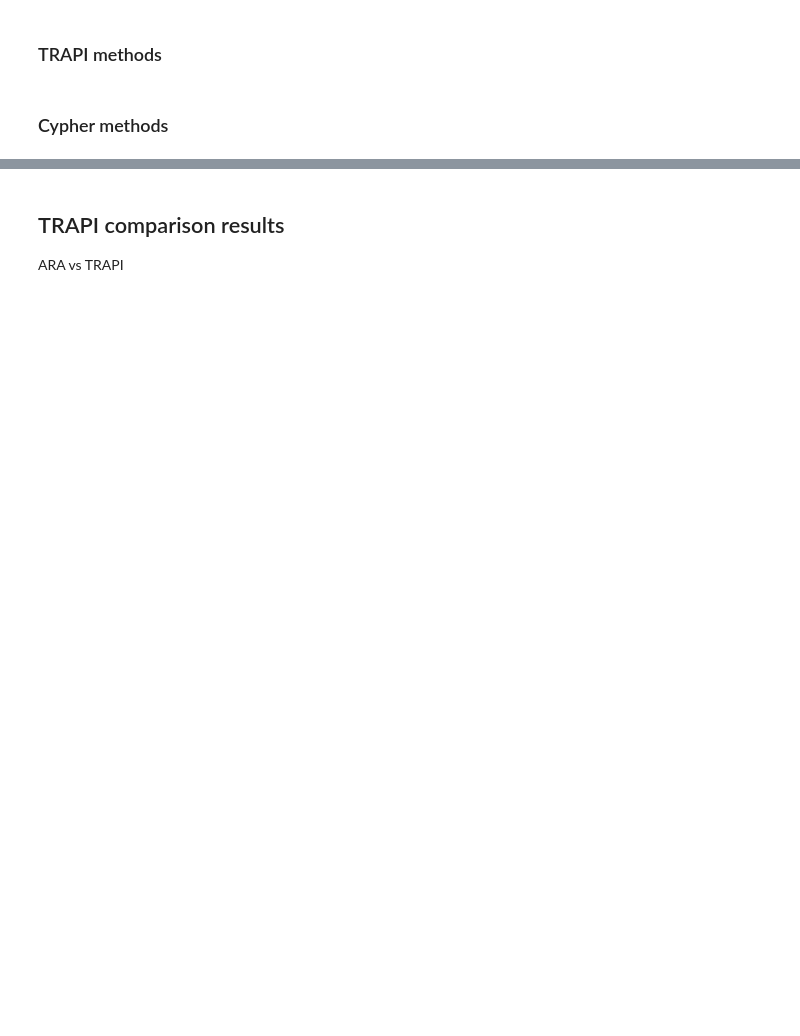
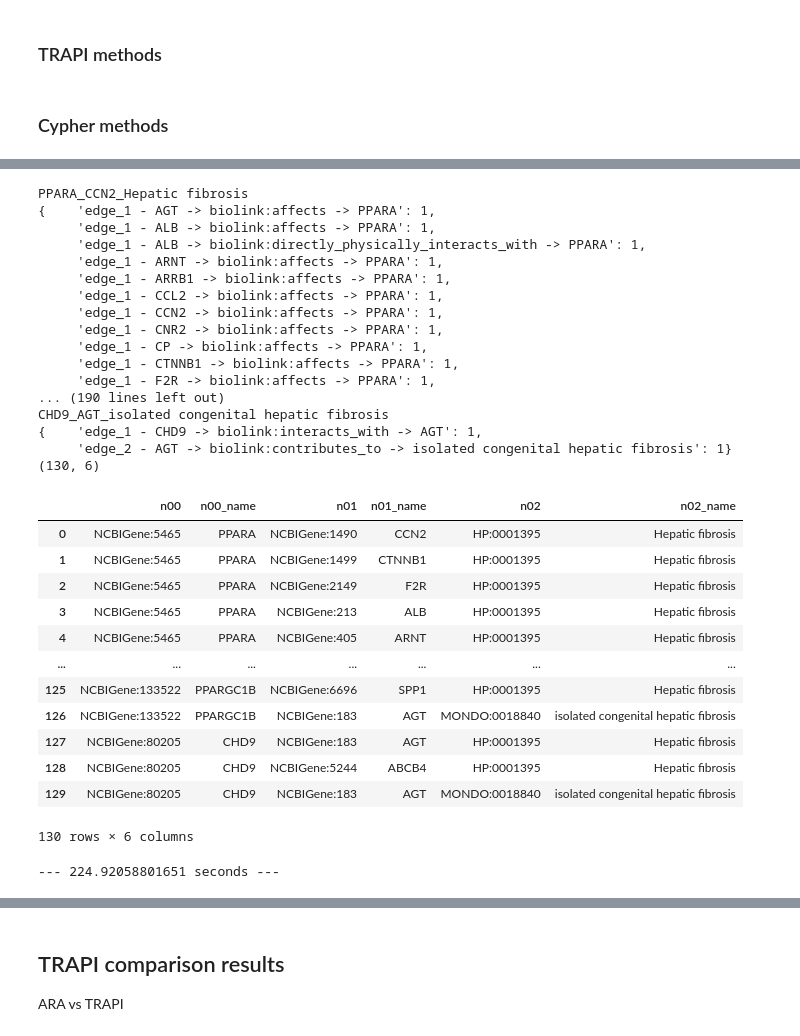
Before and after one commit to RobokopU24/AOP-use-cases, a Jupyter notebook: PPAR_LiverInjury_Compare.ipynb, the cells around one changed output, grey strips where cells are left out. Saved outputs shown, nothing was run; the diff lists cells and outputs as text; code cells hidden in the pictures; blank space fills up the shorter version.

```diff
--- a/PPAR_LiverInjury_Compare.ipynb
+++ b/PPAR_LiverInjury_Compare.ipynb
@@ -3,7 +3,7 @@
 aragorn_submit_url = "https://aragorn-u24.apps.renci.org/robokop/query"
 trapi_submit_url = "http://automat-u24.apps.renci.org/robokopkg/1.3/query"
 
-automat_cypher_submit_url = 'https://automat.renci.org/robokopkg/cypher'
+automat_cypher_submit_url = 'https://automat-u24.apps.renci.org/robokopkg/cypher'
 robokopkg_bolt_url = "bolt://robokopkg.renci.org:7687"
 
 input_search_string = 'ppara'
@@ -161,3 +135,29 @@ UMLS:C5414546: Biochemical assay for 10 markers of liver disease (α2-macroglobu
+# %%
+# List of input/output IDs in case the name resolver isn't working
+input_node_id_list = ['NCBIGene:5465', 'MESH:C000630914', 'MESH:C000634429', 'NCBIGene:10891', 'NCBIGene:133522', 'NCBIGene:19013',
+                      'NCBIGene:25747', 'NCBIGene:30755', 'NCBIGene:400931', 'NCBIGene:557714', 'NCBIGene:563298', 'NCBIGene:80205',
+                      'PR:000013056', 'PR:000040325', 'REACT:R-BTA-400143', 'REACT:R-BTA-400183', 'REACT:R-BTA-400204',
+                      'REACT:R-BTA-400206', 'REACT:R-BTA-4341070', 'REACT:R-BTA-9734475', 'REACT:R-CEL-4341070', 'REACT:R-CFA-400143',
+                      'REACT:R-CFA-400183', 'REACT:R-CFA-400204', 'REACT:R-CFA-400206', 'REACT:R-CFA-9734475', 'REACT:R-DME-400143',
+                      'REACT:R-DME-400183', 'REACT:R-DME-400204', 'REACT:R-DME-400206', 'REACT:R-DME-9734475', 'REACT:R-DRE-400143',
+                      'REACT:R-DRE-400183', 'REACT:R-DRE-400204', 'REACT:R-DRE-400206', 'REACT:R-DRE-4341070', 'REACT:R-DRE-9734475',
+                      'REACT:R-GGA-400143', 'REACT:R-GGA-4341070', 'REACT:R-HSA-1989781', 'REACT:R-HSA-400143', 'REACT:R-HSA-400183',
+                      'REACT:R-HSA-400204', 'REACT:R-HSA-400206', 'REACT:R-HSA-4341070', 'REACT:R-HSA-5663156', 'REACT:R-HSA-879724',
+                      'REACT:R-HSA-9734475', 'REACT:R-MMU-400143', 'REACT:R-MMU-400183', 'REACT:R-MMU-400204', 'REACT:R-MMU-400206',
+                      'REACT:R-MMU-4341070', 'REACT:R-MMU-9734475', 'REACT:R-RNO-400143', 'REACT:R-RNO-400183', 'REACT:R-RNO-400204',
+                      'REACT:R-RNO-400206', 'REACT:R-RNO-4341070', 'REACT:R-RNO-9734475', 'REACT:R-SSC-400183', 'REACT:R-SSC-400204',
+                      'REACT:R-SSC-400206', 'REACT:R-SSC-9734475', 'REACT:R-XTR-400204', 'REACT:R-XTR-400206', 'REACT:R-XTR-4341070',
+                      'REACT:R-XTR-9734475', 'UMLS:C0166415', 'UMLS:C1518805', 'UMLS:C1868415', 'UMLS:C2984537', 'UMLS:C5197094', 'UMLS:C5226508',
+                      'UMLS:C5417797', 'UMLS:C5575466', 'UniProtKB:P23204', 'UniProtKB:P37230', 'UniProtKB:Q07869', 'UniProtKB:Q95N78']
+output_node_id_list = ['HP:0001395', 'UMLS:C4227681', 'UMLS:C4034373', 'UMLS:C5189427', 'UMLS:C0544816', 'MONDO:0100430', 'MONDO:0018840',
+                       'UMLS:C1397317', 'UMLS:C4068302', 'UMLS:C4481250', 'UMLS:C2827436', 'UMLS:C4321337', 'UMLS:C4695229', 'UMLS:C0494791',
+                       'UMLS:C0400961', 'UMLS:C3864238', 'UMLS:C1960658', 'UMLS:C4695228', 'UMLS:C5563662', 'UMLS:C1407032', 'UMLS:C0400925',
+                       'UMLS:C4749320', 'UMLS:C5548949', 'UMLS:C4533463', 'UMLS:C5689517', 'UMLS:C5689516', 'UMLS:C4722044', 'UMLS:C1856310',
+                       'UMLS:C5439238', 'UMLS:C4722043', 'UMLS:C5548946', 'UMLS:C4533767', 'UMLS:C3277942', 'UMLS:C1385044', 'UMLS:C4070891',
+                       'UMLS:C3873179', 'UMLS:C4070890', 'UMLS:C1954436', 'UMLS:C4070622', 'UMLS:C4036765', 'UMLS:C5215514', 'UMLS:C0451713',
+                       'UMLS:C5686432', 'UMLS:C3275636', 'UMLS:C4750548', 'UMLS:C5549445', 'UMLS:C5549441', 'UMLS:C2184113', 'UMLS:C5190480',
+                       'UMLS:C5171263', 'UMLS:C5171261', 'UMLS:C5171262', 'UMLS:C2751577', 'UMLS:C1869017', 'UMLS:C4030819', 'UMLS:C2749679',
+                       'UMLS:C5697513', 'UMLS:C4732266', 'UMLS:C3869480', 'UMLS:C3869479', 'UMLS:C5413287', 'UMLS:C5416725', 'UMLS:C5414544', 'UMLS:C5414546']
 # %% [markdown]
 ### TRAPI methods
 # %%
@@ -447,6 +403,8 @@ print(results_df.shape)
 # results_df.to_csv(os.path.join(write_dir_cypher_automat,'results.csv'))
 results_df.to_csv(Cypher_Automat_results_file)
 # %%
+start_time = time.time()
+
 # Initializing Cypher query and extracting results from ROBOKOPKG using Bolt protocol method
 conn = Neo4jConnection(uri=robokopkg_bolt_url, user = user, pwd = pw)
 
@@ -496,30 +454,64 @@ for input_node_id in input_node_id_list:
 
             with open(os.path.join(write_dir_cypher_robokopkg,combined_node_list+".txt"), 'a') as convert_file:
                 convert_file.write(json.dumps(string_out_dict))
 
         for record in record_list:
             # print(f"{input_node_id} - {output_node_id}")
             record_data = record.data()
             #only grab the node labels and IDs
             record_data_last2 = {k: record_data[k] for k in list(record_data)[2:]}
 
             result_dict = {}
             for label, data in record_data_last2.items():
                 # print(f"{label}: {data}")
                 for j in range(len(nodes)):
                     if "ids" in label:
                         node_id = data[j]
                         result_dict[nodes[j]] = node_id
                     elif "names" in label:
                         node_name = data[j]
                         result_dict[nodes[j]+"_name"] = node_name
             # pp.pprint(result_dict)
 
             results_dict_list.append(result_dict)
 
 results_df = pd.concat([results_df,pd.DataFrame.from_records(results_dict_list)])
 print(results_df.shape)
 display(results_df)
 # results_df.to_csv(os.path.join(write_dir_cypher_robokopkg,'results.csv'))
 results_df.to_csv(Cypher_ROBOKOPKG_results_file)
 conn.close()
+
+print("--- %s seconds ---" % (time.time() - start_time))
+# %% [output]
+PPARA_CCN2_Hepatic fibrosis
+{    'edge_1 - AGT -> biolink:affects -> PPARA': 1,
+     'edge_1 - ALB -> biolink:affects -> PPARA': 1,
+     'edge_1 - ALB -> biolink:directly_physically_interacts_with -> PPARA': 1,
+     'edge_1 - ARNT -> biolink:affects -> PPARA': 1,
+     'edge_1 - ARRB1 -> biolink:affects -> PPARA': 1,
+     'edge_1 - CCL2 -> biolink:affects -> PPARA': 1,
+     'edge_1 - CCN2 -> biolink:affects -> PPARA': 1,
+     'edge_1 - CNR2 -> biolink:affects -> PPARA': 1,
+     'edge_1 - CP -> biolink:affects -> PPARA': 1,
+     'edge_1 - CTNNB1 -> biolink:affects -> PPARA': 1,
+     'edge_1 - F2R -> biolink:affects -> PPARA': 1,
+... (190 lines left out)
+CHD9_AGT_isolated congenital hepatic fibrosis
+{    'edge_1 - CHD9 -> biolink:interacts_with -> AGT': 1,
+     'edge_2 - AGT -> biolink:contributes_to -> isolated congenital hepatic fibrosis': 1}
+(130, 6)
+|  | n00 | n00_name | n01 | n01_name | n02 | n02_name |
+| 0 | NCBIGene:5465 | PPARA | NCBIGene:1490 | CCN2 | HP:0001395 | Hepatic fibrosis |
+| 1 | NCBIGene:5465 | PPARA | NCBIGene:1499 | CTNNB1 | HP:0001395 | Hepatic fibrosis |
+| 2 | NCBIGene:5465 | PPARA | NCBIGene:2149 | F2R | HP:0001395 | Hepatic fibrosis |
+| 3 | NCBIGene:5465 | PPARA | NCBIGene:213 | ALB | HP:0001395 | Hepatic fibrosis |
+| 4 | NCBIGene:5465 | PPARA | NCBIGene:405 | ARNT | HP:0001395 | Hepatic fibrosis |
+| ... | ... | ... | ... | ... | ... | ... |
+| 125 | NCBIGene:133522 | PPARGC1B | NCBIGene:6696 | SPP1 | HP:0001395 | Hepatic fibrosis |
+| 126 | NCBIGene:133522 | PPARGC1B | NCBIGene:183 | AGT | MONDO:0018840 | isolated congenital hepatic fibrosis |
+| 127 | NCBIGene:80205 | CHD9 | NCBIGene:183 | AGT | HP:0001395 | Hepatic fibrosis |
+| 128 | NCBIGene:80205 | CHD9 | NCBIGene:5244 | ABCB4 | HP:0001395 | Hepatic fibrosis |
+| 129 | NCBIGene:80205 | CHD9 | NCBIGene:183 | AGT | MONDO:0018840 | isolated congenital hepatic fibrosis |
+130 rows × 6 columns
+--- 224.92058801651 seconds ---
```
Also changed, not shown: parts of 28 cells of this notebook, 4 other files.
